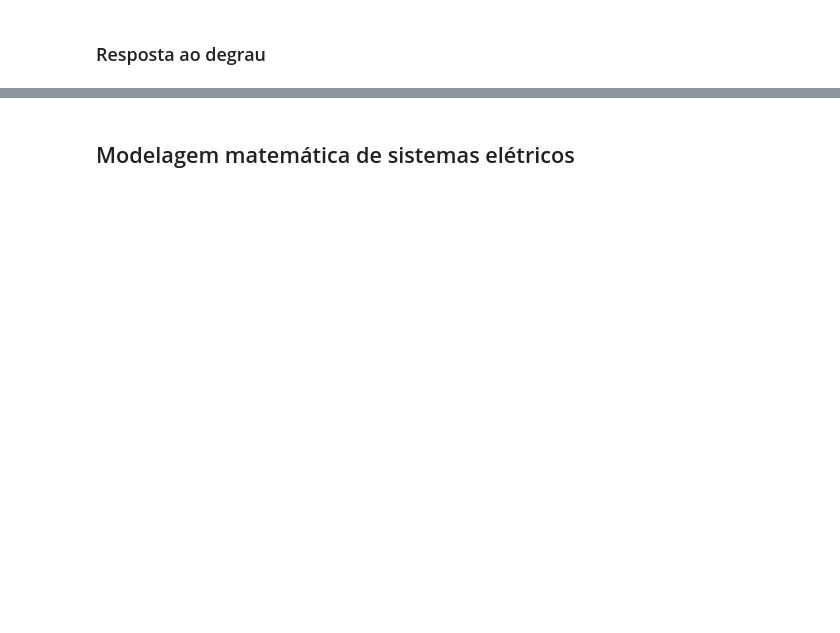
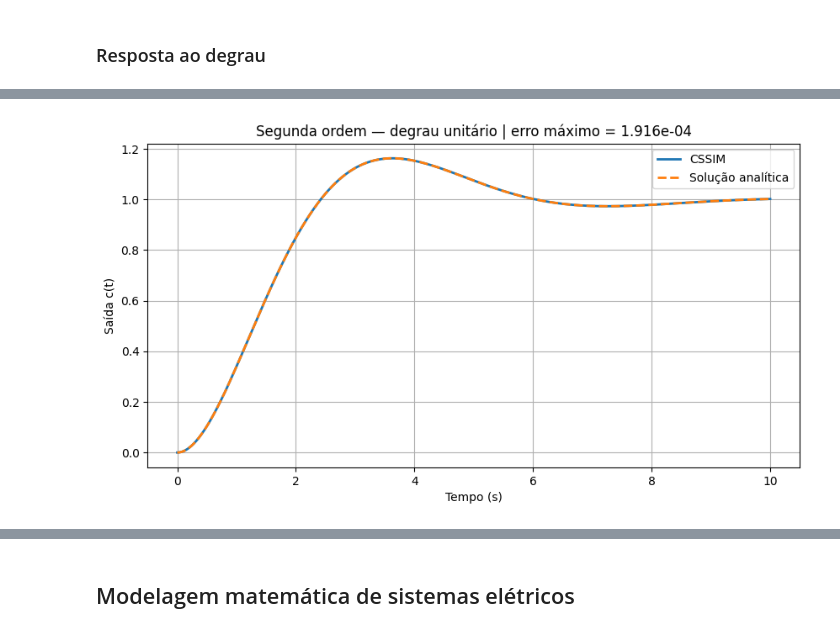
Before and after one commit to mshoji-ufrj/cssim, a Jupyter notebook: cssim_notebook_validation.ipynb, the cells around one changed output, grey strips where cells are left out. Drawn from its saved outputs; the diff is of its cells as text; code cells hidden in the pictures; blank space fills up the shorter version.

```diff
--- a/cssim_notebook_validation.ipynb
+++ b/cssim_notebook_validation.ipynb
@@ -402,3 +330,71 @@ $\displaystyle c(t) = 1.0 - 1.1547 e^{- \frac{t}{2}} \sin{\left(\frac{\sqrt{3} t
+# %%
+%matplotlib inline
+from pathlib import Path
+import sys
+
+import matplotlib.pyplot as plt
+import numpy as np
+import sympy as sp
+
+BASE_DIR = Path.cwd()
+if not (BASE_DIR / "cssim.py").exists():
+    BASE_DIR = BASE_DIR / "cssim"
+if str(BASE_DIR) not in sys.path:
+    sys.path.insert(0, str(BASE_DIR))
+
+from cssim import load_json, run_simulation, set_parameters
+
+# Define os parâmetros e as variáveis simbólicas.
+K = 1.0
+J = 1.0
+B = 1.0
+s = sp.symbols("s")
+tempo = sp.symbols("t", nonnegative=True)
+
+# Monta a função de transferência de malha fechada.
+G_mf_s = K / (J * s**2 + B * s + K)
+
+# Multiplica pela transformada do degrau unitário.
+R_s = 1 / s
+C_s = sp.cancel(G_mf_s * R_s)
+
+# Expande C(s) e calcula sua transformada inversa de Laplace.
+C_s_fracoes = sp.apart(C_s, s)
+c_t = sp.inverse_laplace_transform(C_s_fracoes, s, tempo, noconds=True)
+c_t = sp.simplify(c_t.subs(sp.Heaviside(tempo), 1))
+c_func = sp.lambdify(tempo, c_t, modules="numpy")
+
+# Executa o caso correspondente no CSSIM.
+params = {"K": K, "J": J, "B": B}
+set_parameters(params)
+data = load_json(str(BASE_DIR / "diagrams/second_order.json"))
+t, _, _, outputs = run_simulation(
+    data,
+    step_size=float(data["step_size"]),
+    simulation_time=float(data["sim_time"]),
+    param_values=params,
+ )
+_, y_sim = next(iter(outputs.items()))
+y_sim = np.asarray(y_sim, dtype=float)
+
+# Avalia a solução analítica no vetor de tempo da simulação.
+y_theory = np.asarray(c_func(t), dtype=float)
+max_abs_error = np.max(np.abs(y_sim - y_theory))
+
+# Sobrepõe a resposta analítica e a resposta simulada.
+fig, ax = plt.subplots(figsize=(10, 5))
+ax.plot(t, y_sim, label="CSSIM", linewidth=2)
+ax.plot(t, y_theory, "--", label="Solução analítica", linewidth=2)
+ax.set(
+    xlabel="Tempo (s)",
+    ylabel="Saída c(t)",
+    title=f"Segunda ordem — degrau unitário | erro máximo = {max_abs_error:.3e}",
+)
+ax.grid(True)
+ax.legend()
+plt.show()
+# %% [output]
+[figure, added]
 # %% [markdown]
 ## Controladores automáticos
 
```
Also changed, not shown: parts of 24 cells of this notebook, 2 other files.
